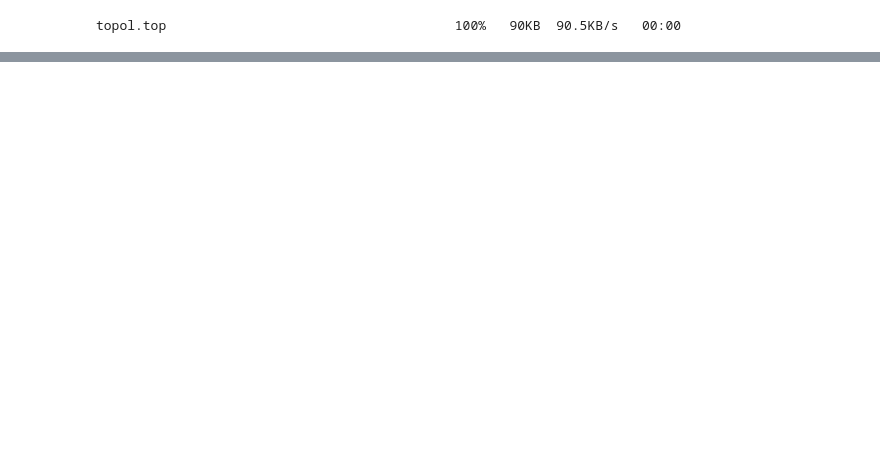
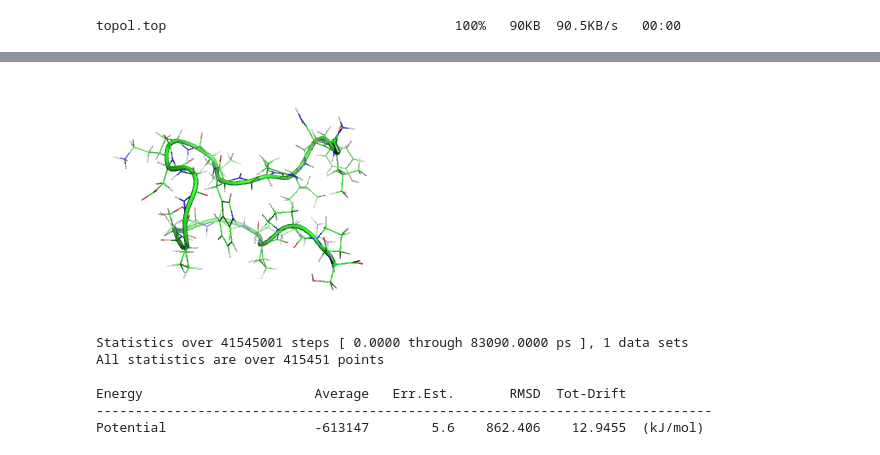
Before and after one commit to Balderscape/honours, a Jupyter notebook: notebooks/computational/trp_cage/folding_study_with_heavy_hydrogen/folding_study_local.ipynb, the cells around one changed output, grey strips where cells are left out. Cells and saved outputs as stored; diff of their text form; code cells hidden in the pictures; blank space fills up the shorter version.

```diff
--- a/notebooks/computational/trp_cage/folding_study_with_heavy_hydrogen/folding_study_local.ipynb
+++ b/notebooks/computational/trp_cage/folding_study_with_heavy_hydrogen/folding_study_local.ipynb
@@ -391,0 +431,16 @@ topol.top                                     100%   90KB  90.5KB/s   00:00
+# %%
+pymolPlotStructure("md_1_0.pdb")
+# %% [output]
+[figure, added]
+# %%
+%%bash
+module load gromacs
+
+gmx energy -f md_1_0.edr -o md_1_0_pot.xvg <<< $'10\n' 2> /dev/null
+# %% [output]
+Statistics over 41545001 steps [ 0.0000 through 83090.0000 ps ], 1 data sets
+All statistics are over 415451 points
+
+Energy                      Average   Err.Est.       RMSD  Tot-Drift
+-------------------------------------------------------------------------------
+Potential                   -613147        5.6    862.406    12.9455  (kJ/mol)
```
Also changed, not shown: parts of 9 cells of this notebook, 2 other files.
